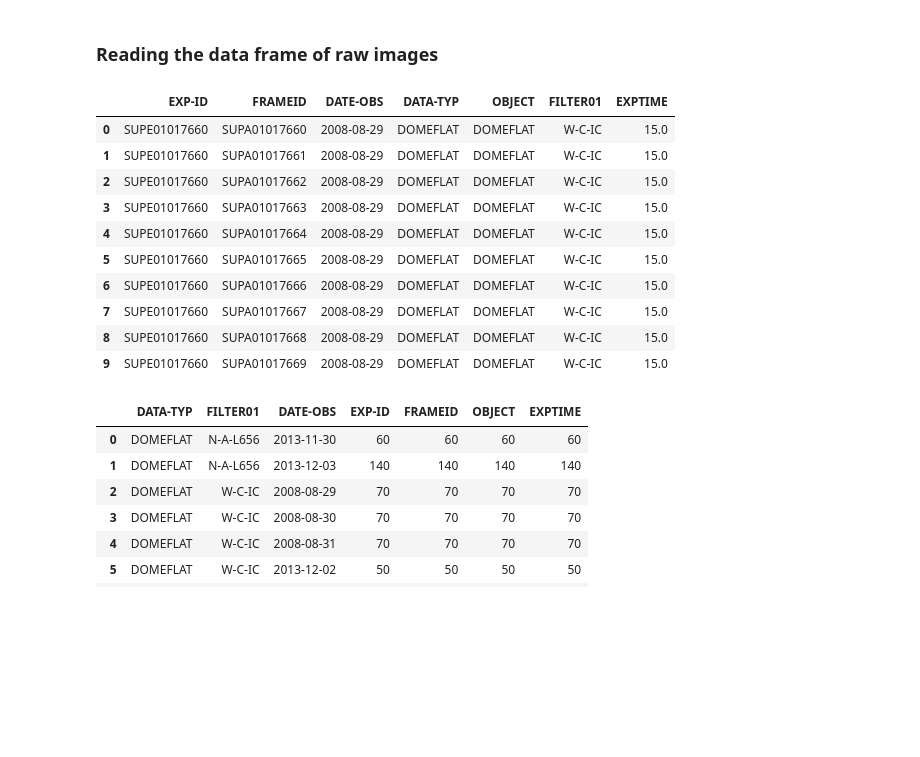
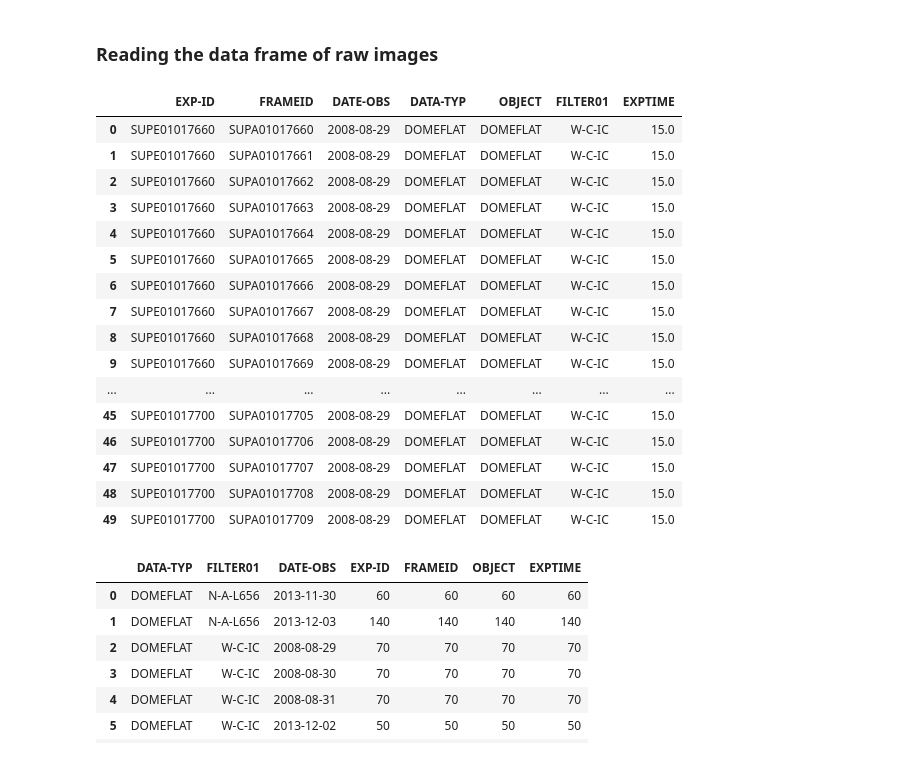
Before and after one commit to joungh93/pySDFRED2, a Jupyter notebook: arrange_init.ipynb, the cells around one changed output. Cells and saved outputs as stored; diff of their text form; code cells hidden in the pictures; blank space fills up the shorter version.

```diff
--- a/arrange_init.ipynb
+++ b/arrange_init.ipynb
@@ -16,19 +16,25 @@ dir_Obj = str(Path("./Object").absolute())+"/"
 # %%
 # Loading data
 df = pd.read_csv("raw_info.csv")
-df.head(10)
+df.head(50)
 # %% [output]
 |  | EXP-ID | FRAMEID | DATE-OBS | DATA-TYP | OBJECT | FILTER01 | EXPTIME |
 | 0 | SUPE01017660 | SUPA01017660 | 2008-08-29 | DOMEFLAT | DOMEFLAT | W-C-IC | 15.0 |
 | 1 | SUPE01017660 | SUPA01017661 | 2008-08-29 | DOMEFLAT | DOMEFLAT | W-C-IC | 15.0 |
 | 2 | SUPE01017660 | SUPA01017662 | 2008-08-29 | DOMEFLAT | DOMEFLAT | W-C-IC | 15.0 |
 | 3 | SUPE01017660 | SUPA01017663 | 2008-08-29 | DOMEFLAT | DOMEFLAT | W-C-IC | 15.0 |
 | 4 | SUPE01017660 | SUPA01017664 | 2008-08-29 | DOMEFLAT | DOMEFLAT | W-C-IC | 15.0 |
 | 5 | SUPE01017660 | SUPA01017665 | 2008-08-29 | DOMEFLAT | DOMEFLAT | W-C-IC | 15.0 |
 | 6 | SUPE01017660 | SUPA01017666 | 2008-08-29 | DOMEFLAT | DOMEFLAT | W-C-IC | 15.0 |
 | 7 | SUPE01017660 | SUPA01017667 | 2008-08-29 | DOMEFLAT | DOMEFLAT | W-C-IC | 15.0 |
 | 8 | SUPE01017660 | SUPA01017668 | 2008-08-29 | DOMEFLAT | DOMEFLAT | W-C-IC | 15.0 |
 | 9 | SUPE01017660 | SUPA01017669 | 2008-08-29 | DOMEFLAT | DOMEFLAT | W-C-IC | 15.0 |
+| ... | ... | ... | ... | ... | ... | ... | ... |
+| 45 | SUPE01017700 | SUPA01017705 | 2008-08-29 | DOMEFLAT | DOMEFLAT | W-C-IC | 15.0 |
+| 46 | SUPE01017700 | SUPA01017706 | 2008-08-29 | DOMEFLAT | DOMEFLAT | W-C-IC | 15.0 |
+| 47 | SUPE01017700 | SUPA01017707 | 2008-08-29 | DOMEFLAT | DOMEFLAT | W-C-IC | 15.0 |
+| 48 | SUPE01017700 | SUPA01017708 | 2008-08-29 | DOMEFLAT | DOMEFLAT | W-C-IC | 15.0 |
+| 49 | SUPE01017700 | SUPA01017709 | 2008-08-29 | DOMEFLAT | DOMEFLAT | W-C-IC | 15.0 |
 # %%
 # Classification & counting
 df.groupby(by=['DATA-TYP', 'FILTER01', 'DATE-OBS'], as_index=False).count()
```
Also changed, not shown: parts of 5 cells of this notebook.
